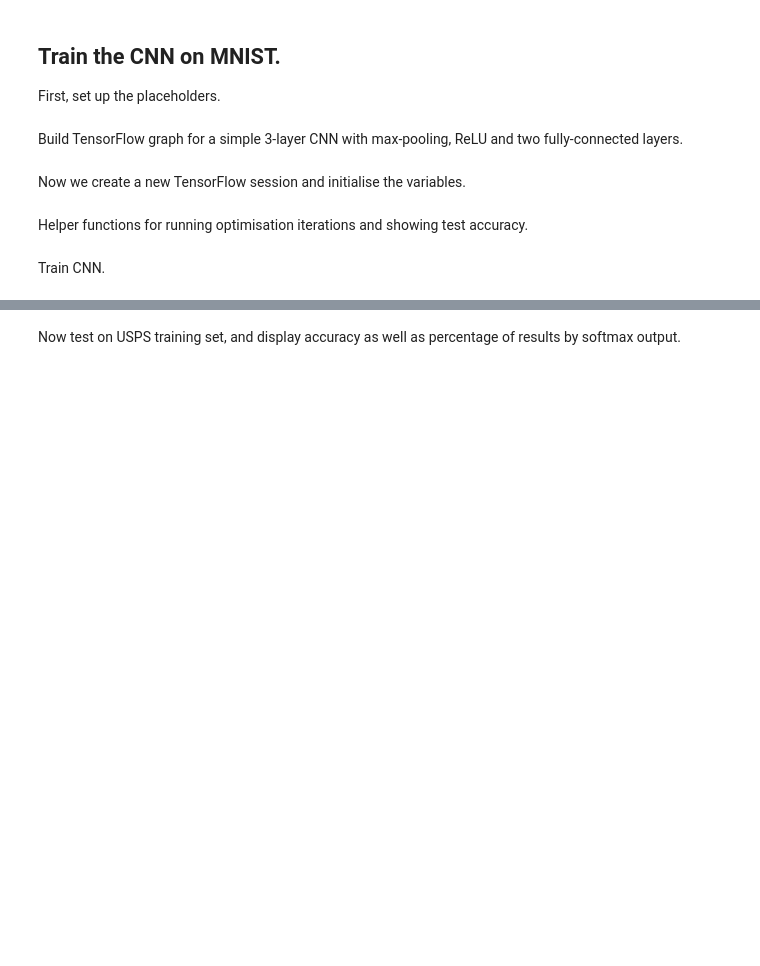
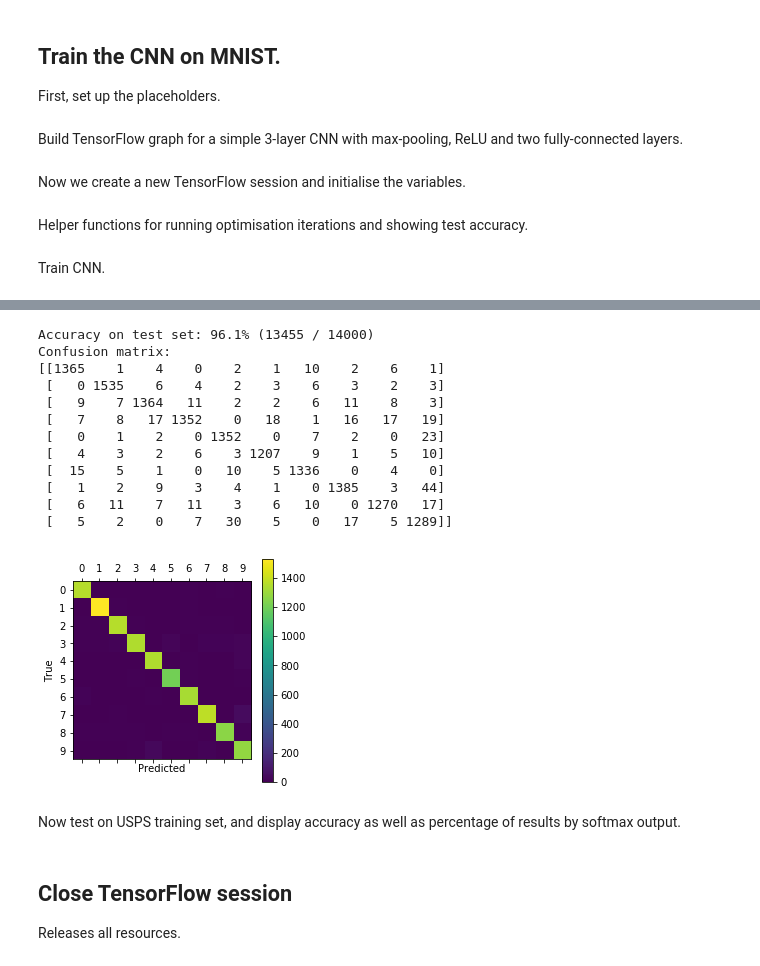
Before and after one commit to leopauly/Domain-Adaptation, a Jupyter notebook: MNIST_USPS_Dataset/Bootstrapped Conv Net.ipynb, the cells around one changed output, grey strips where cells are left out. Drawn from its saved outputs; the diff is of its cells as text; code cells hidden in the pictures; blank space fills up the shorter version.

```diff
--- a/MNIST_USPS_Dataset/Bootstrapped Conv Net.ipynb
+++ b/MNIST_USPS_Dataset/Bootstrapped Conv Net.ipynb
@@ -145,24 +149,26 @@ Now we create a new TensorFlow session and initialise the variables.
 session = tf.Session()
 session.run(tf.global_variables_initializer())
 train_batch_size = 64
+test_batch_size = 128
 # %% [markdown]
 Helper functions for running optimisation iterations and showing test accuracy.
 # %%
 # Counter for total number of iterations performed so far.
 total_iterations = 0
 
-def optimize(num_iterations):
+def optimize(dataset_train, num_iterations):
     global total_iterations
     start_time = time.time()
     for i in range(total_iterations,
                    total_iterations + num_iterations):
-        x_batch, y_true_batch = data.train.next_batch(train_batch_size)
+        x_batch, y_true_batch = dataset_train.next_batch(train_batch_size)
+        x_batch = x_batch.reshape(len(x_batch), img_size_flat)
         feed_dict_train = {x: x_batch, y_true: y_true_batch}
 
         session.run(optimizer, feed_dict=feed_dict_train)
 
-        # Print status every 100 iterations.
-        if i % 100 == 0:
+        # Print status every 500 iterations.
+        if i % 250 == 0:
             # Calculate the accuracy on the training-set.
             acc = session.run(accuracy, feed_dict=feed_dict_train)
 
@@ -176,25 +182,26 @@ def optimize(num_iterations):
     time_dif = end_time - start_time
     print("Time usage: " + str(timedelta(seconds=int(round(time_dif)))))
 
-def print_test_accuracy(test_set, show_confusion_matrix=False):
-    num_test = len(test_set)
+def print_test_accuracy(dataset, show_confusion_matrix=True):
+    num_test = len(dataset.test.images)
     cls_pred = np.zeros(shape=num_test, dtype=np.int)
     i = 0
 
     while i < num_test:
         # The ending index for the next batch is denoted j.
         j = min(i + test_batch_size, num_test)
+        curr_batch_size = j - i
 
         # Get the images and targets from the test-set between index i and j.
-        images = data.test.images[i:j, :]
-        labels = data.test.labels[i:j, :]
+        images = dataset.test.images[i:j, :].reshape(curr_batch_size, img_size_flat)
+        labels = dataset.test.labels[i:j, :]
         feed_dict = {x: images, y_true: labels}
 
         cls_pred[i:j] = session.run(y_pred_cls, feed_dict=feed_dict)
         i = j
 
     # Convenience variable for the true class-numbers of the test-set.
-    cls_true = data.test.cls
+    cls_true = dataset.test.cls
 
     # Create a boolean array whether each image is correctly classified.
     correct = (cls_true == cls_pred)
@@ -207,6 +214,6 @@ def print_test_accuracy(test_set, show_confusion_matrix=False):
 
     if show_confusion_matrix:
         print("Confusion matrix:")
-        cn.plot_confusion_matrix(data_cls_true, cls_pred=cls_pred)
+        cn.plot_confusion_matrix(cls_true, cls_pred=cls_pred)
 # %% [markdown]
 Train CNN.
@@ -217,3 +260,19 @@ Train CNN.
+# %%
+print_test_accuracy(mnist_data, show_confusion_matrix=True)
+# %% [output]
+Accuracy on test set: 96.1% (13455 / 14000)
+Confusion matrix:
+[[1365    1    4    0    2    1   10    2    6    1]
+ [   0 1535    6    4    2    3    6    3    2    3]
+ [   9    7 1364   11    2    2    6   11    8    3]
+ [   7    8   17 1352    0   18    1   16   17   19]
+ [   0    1    2    0 1352    0    7    2    0   23]
+ [   4    3    2    6    3 1207    9    1    5   10]
+ [  15    5    1    0   10    5 1336    0    4    0]
+ [   1    2    9    3    4    1    0 1385    3   44]
+ [   6   11    7   11    3    6   10    0 1270   17]
+ [   5    2    0    7   30    5    0   17    5 1289]]
+[figure, added]
 # %% [markdown]
 Now test on USPS training set, and display accuracy as well as percentage of results by softmax output.
 # %%
@@ -227,3 +286,7 @@ Now test on USPS training set, and display accuracy as well as percentage of res
 # Save results to an array.
 # %%
 # Plot accuracy over bootstrap iterations.
+# %% [markdown]
+## Close TensorFlow session
+
+Releases all resources.
```
Also changed, not shown: parts of 11 cells of this notebook, 2 other files.
